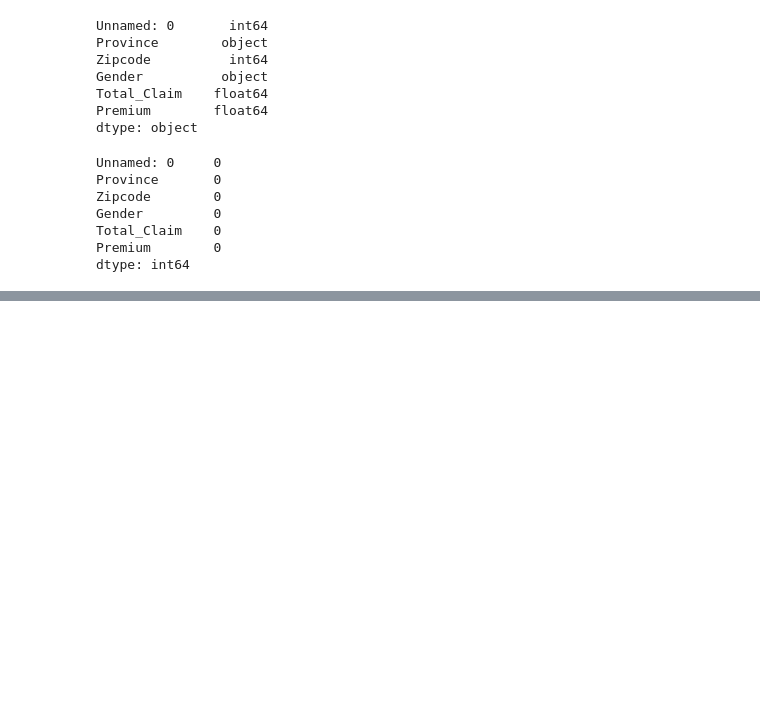
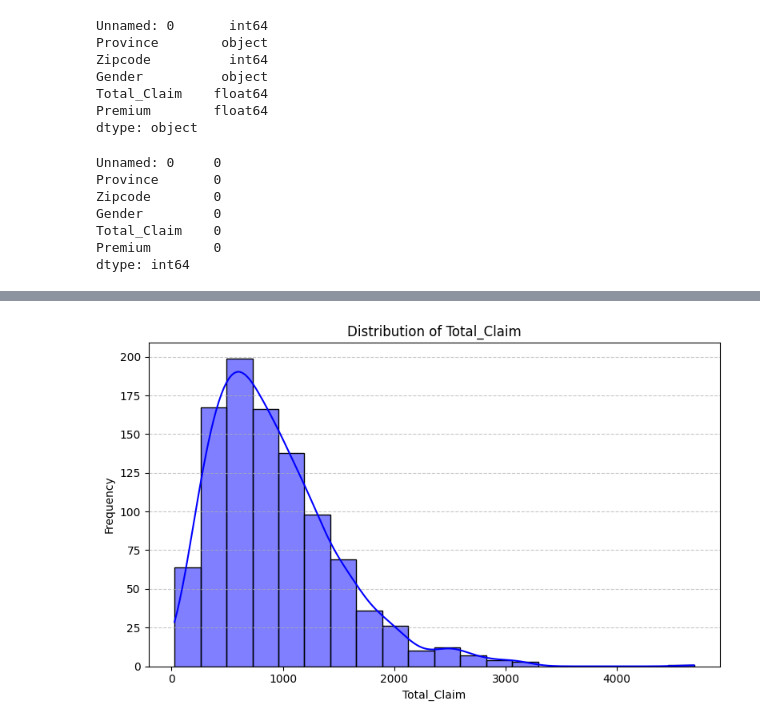
Before and after one commit to gashawgedef/KAIM-W3-AlphaCare-Insurance-Solutions, a Jupyter notebook: notebooks/alphacare-insurance-analysis.ipynb, the cells around one changed output, grey strips where cells are left out. Saved outputs shown, nothing was run; the diff lists cells and outputs as text; code cells hidden in the pictures; blank space fills up the shorter version.

Commit message:
Final Hypothesis testing

```diff
--- a/notebooks/alphacare-insurance-analysis.ipynb
+++ b/notebooks/alphacare-insurance-analysis.ipynb
@@ -68,60 +68,6 @@ dtype: int64
 # sns.countplot(df['Gender'])
 # plt.show()
 # %%
-# import pandas as pd
-# import matplotlib.pyplot as plt
-# import seaborn as sns
-# import os
-# import sys
-
-# # Add the path to the folder containing alphacare_insurance_analysis.py
-# sys.path.append('../scripts')  # Adjust this path based on the actual location
-
-# # Import the functions from the script
-# # from alphacare_insurance_analysis import load_data, plot_correlation_matrix, plot_scatter_by_zipcode, plot_trends_over_geography, plot_boxplot_for_outliers, create_directory, plot_numerical_distributions, plot_categorical_distributions
-# from alphacare_insurance_analysis import load_data, ab_hypothesis_testing,plot_correlation_matrix, plot_scatter_by_zipcode, plot_trends_over_geography, plot_boxplot_for_outliers, create_directory, plot_numerical_distributions, plot_categorical_distributions
-
-# # Set paths
-# data_path = '../data/insurance_data.csv'  # Adjust the path to your dataset
-# plots_dir = '../plots'  # Directory where plots will be saved
-
-# # Step 1: Load the data
-# data = load_data(data_path)
-
-# # Step 2: Create the plots directory if it doesn't exist
-# create_directory(plots_dir)
-
-# # Step 3: Perform Univariate Analysis
-# if data is not None:
-#     # Plot numerical distributions
-#     numerical_columns = ['Total_Claim', 'Premium']
-#     plot_numerical_distributions(data, numerical_columns, plots_dir)
-
-#     # Plot categorical distributions
-#     categorical_columns = ['Province', 'Zipcode', 'Gender']
-#     plot_categorical_distributions(data, categorical_columns, plots_dir)
-
-#     # Perform Bivariate/Multivariate Analysis
-#     # 1. Correlation Matrix for numerical columns
-#     numerical_columns_for_correlation = ['Total_Claim', 'Premium']  # Adjusted columns
-#     plot_correlation_matrix(data, numerical_columns_for_correlation, plots_dir)
-
-#     # 2. Scatter plot of TotalPremium vs TotalClaims by Zipcode
-#     plot_scatter_by_zipcode(data, plots_dir)
-
-#     # 3. Box plot for trends over geography
-#     plot_trends_over_geography(data, plots_dir)
-
-#     # 4. Box plot for outlier detection in numerical columns
-#     plot_boxplot_for_outliers(data, numerical_columns, plots_dir)
-
-#      # Perform A/B Hypothesis Testing
-#     # Check the number of samples in each group before performing the test
-#     result = ab_hypothesis_testing(data, 'Zipcode', 'Total_Claim', min_sample_size=10)
-#     print("A/B Hypothesis Testing Results:", result)
-
-
-import importlib
 import pandas as pd
 import matplotlib.pyplot as plt
 import seaborn as sns
@@ -131,11 +77,9 @@ import sys
 # Add the path to the folder containing alphacare_insurance_analysis.py
 sys.path.append('../scripts')  # Adjust this path based on the actual location
 
-# Import the functions from the script (import first)
-from alphacare_insurance_analysis import load_data, ab_hypothesis_testing, plot_correlation_matrix, plot_scatter_by_zipcode, plot_trends_over_geography, plot_boxplot_for_outliers, create_directory, plot_numerical_distributions, plot_categorical_distributions
-
-# Optional: Reload the module only if you are testing changes
-# importlib.reload(alphacare_insurance_analysis)
+# Import the functions from the script
+# from alphacare_insurance_analysis import load_data, plot_correlation_matrix, plot_scatter_by_zipcode, plot_trends_over_geography, plot_boxplot_for_outliers, create_directory, plot_numerical_distributions, plot_categorical_distributions
+from alphacare_insurance_analysis import load_data, ab_hypothesis_testing,plot_correlation_matrix, plot_scatter_by_zipcode, plot_trends_over_geography, plot_boxplot_for_outliers, create_directory, plot_numerical_distributions, plot_categorical_distributions
 
 # Set paths
 data_path = '../data/insurance_data.csv'  # Adjust the path to your dataset
@@ -149,9 +93,30 @@ create_directory(plots_dir)
 
 # Step 3: Perform Univariate Analysis
 if data is not None:
-    # Perform A/B Hypothesis Testing
+    # Plot numerical distributions
+    numerical_columns = ['Total_Claim', 'Premium']
+    plot_numerical_distributions(data, numerical_columns, plots_dir)
+
+    # Plot categorical distributions
+    categorical_columns = ['Province', 'Zipcode', 'Gender']
+    plot_categorical_distributions(data, categorical_columns, plots_dir)
+
+    # Perform Bivariate/Multivariate Analysis
+    # 1. Correlation Matrix for numerical columns
+    numerical_columns_for_correlation = ['Total_Claim', 'Premium']  # Adjusted columns
+    plot_correlation_matrix(data, numerical_columns_for_correlation, plots_dir)
+
+    # 2. Scatter plot of TotalPremium vs TotalClaims by Zipcode
+    plot_scatter_by_zipcode(data, plots_dir)
+
+    # 3. Box plot for trends over geography
+    plot_trends_over_geography(data, plots_dir)
+
+    # 4. Box plot for outlier detection in numerical columns
+    plot_boxplot_for_outliers(data, numerical_columns, plots_dir)
+
+     # Perform A/B Hypothesis Testing
     # Check the number of samples in each group before performing the test
-    # Example call to the function
     result = ab_hypothesis_testing(data, 'Zipcode', 'Total_Claim')
 
     # Check if an error is returned
@@ -175,0 +135 @@ Reject Null Hypothesis: False
+[figure, added]
```
Also changed, not shown: parts of 1 cell of this notebook.
